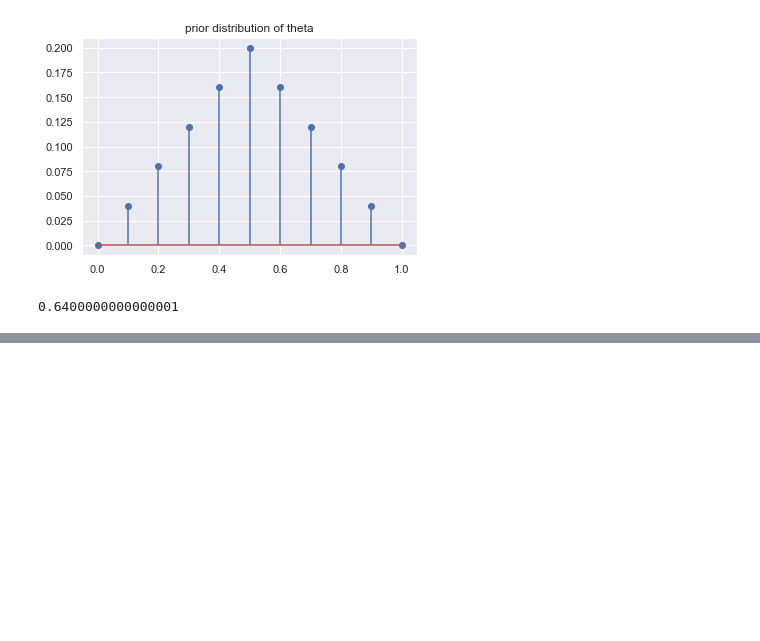
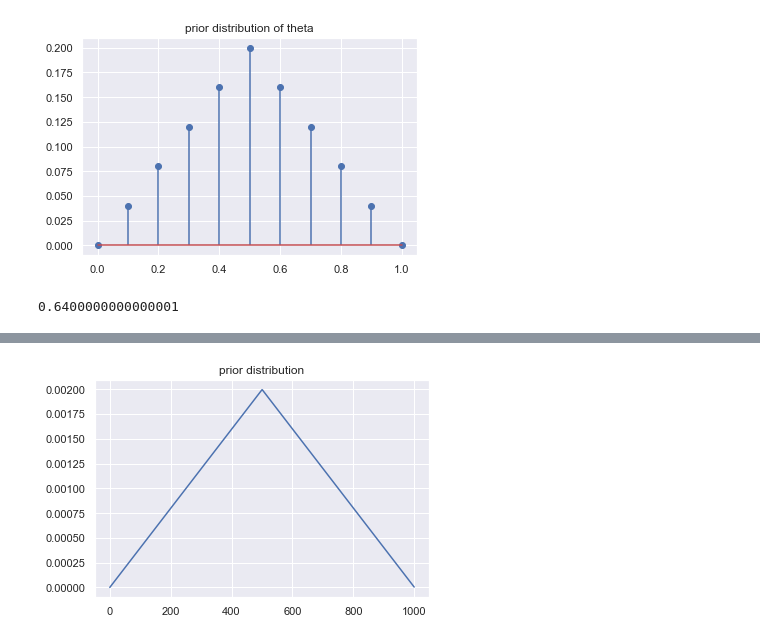
Before and after one commit to yongduek/DBDA-python, a Jupyter notebook: Notebooks/Chapter 05.ipynb, the cells around one changed output, grey strips where cells are left out. Cells and saved outputs as stored; diff of their text form; code cells hidden in the pictures; blank space fills up the shorter version.

```diff
--- a/Notebooks/Chapter 05.ipynb
+++ b/Notebooks/Chapter 05.ipynb
@@ -75,0 +81,20 @@ plt.stem(theta_grid, posterior)
+# %%
+Ns = [[1,4], [10, 40], [100, 400]]
+theta_grid = np.linspace(0,1, 1001)
+# %%
+def triangle(x):
+    ihalf = len(x) // 2
+    m = 1. / x[ihalf]
+    p = np.zeros_like(x)
+    for i in range(len(x)):
+        if i <= ihalf:
+            p[i] = x[i] * m  # linear eq.
+        else:
+            p[i] = p[ihalf - (i - ihalf - 1)]
+    return normalize(p)  # normalize to have sum 1
+prior = triangle(theta_grid)
+# %%
+plt.plot(prior);
+plt.title('prior distribution');
+# %% [output]
+[figure, added]
```
Also changed, not shown: parts of 16 cells of this notebook, 1 other file.
